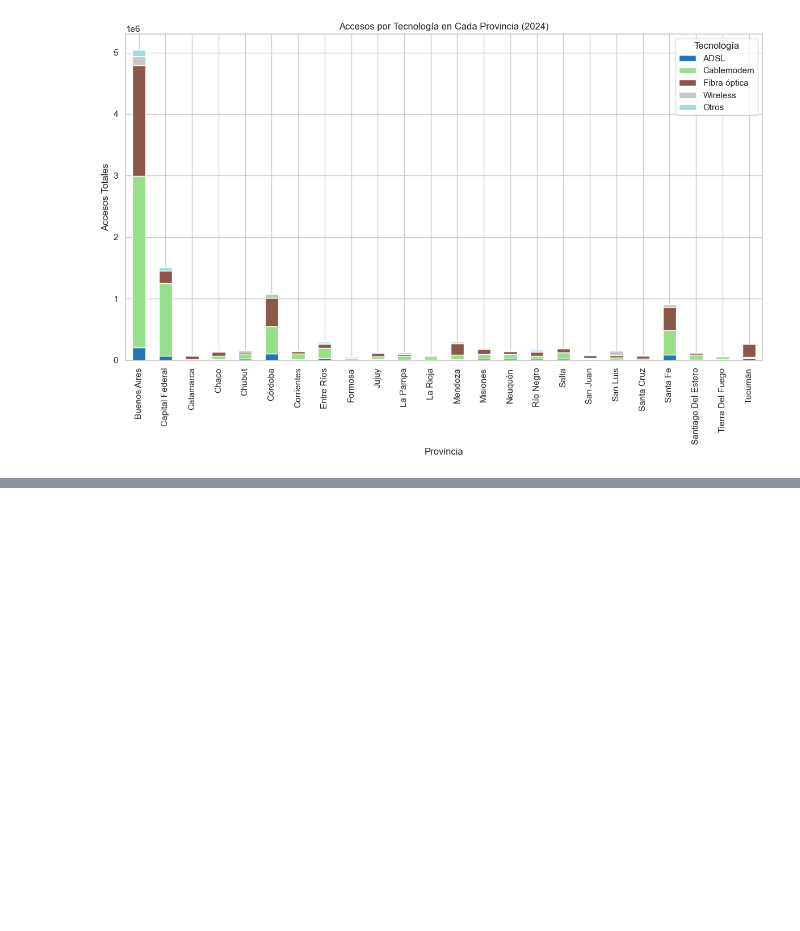
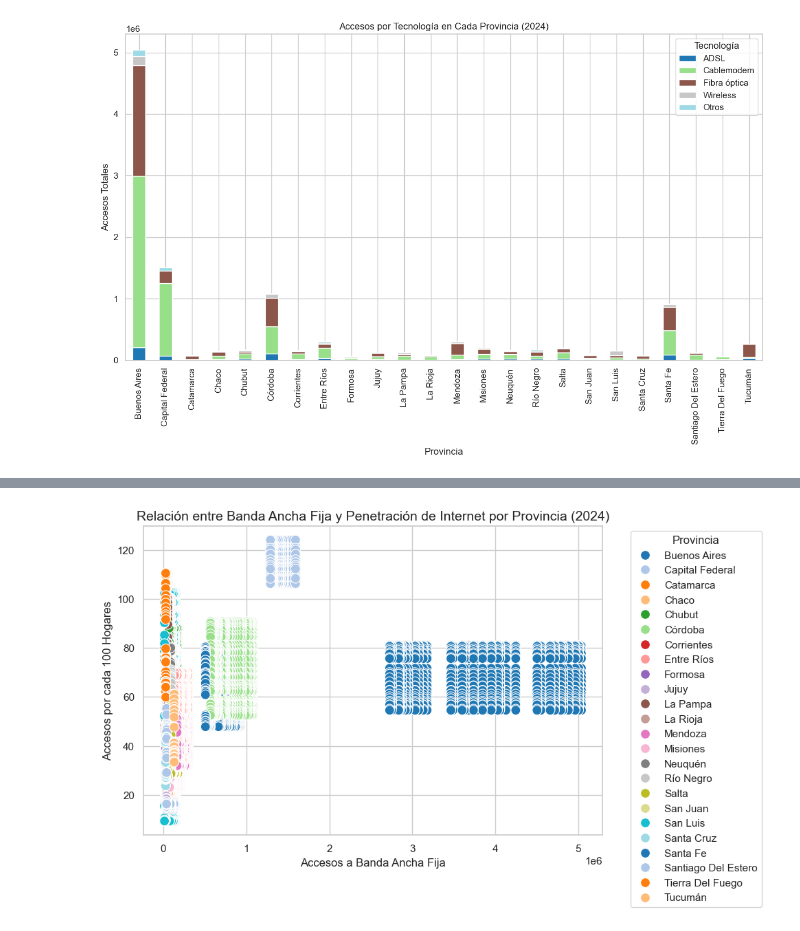
Before and after one commit to Melbutus/Data_Analyst_Telecomunicaciones, a Jupyter notebook: EDA.ipynb, the cells around one changed output, grey strips where cells are left out. Saved outputs shown, nothing was run; the diff lists cells and outputs as text; code cells hidden in the pictures; blank space fills up the shorter version.

```diff
--- a/EDA.ipynb
+++ b/EDA.ipynb
@@ -584,0 +713,21 @@ plt.show()
+# %%
+# Unir los dos DataFrames por Provincia para realizar el análisis
+merged_df = pd.merge(Dial_BAf[['Provincia', 'Banda ancha fija']],
+                     penetracion_hogares[['Provincia', 'Accesos por cada 100 hogares']],
+                     on='Provincia')
+
+# Graficar la relación entre Banda Ancha Fija y la penetración de internet por cada 100 hogares
+plt.figure(figsize=(10, 6))
+sns.scatterplot(data=merged_df, x='Banda ancha fija', y='Accesos por cada 100 hogares', hue='Provincia', palette='tab20', s=100)
+
+# Añadir etiquetas y título
+plt.title('Relación entre Banda Ancha Fija y Penetración de Internet por Provincia (2024)', fontsize=14)
+plt.xlabel('Accesos a Banda Ancha Fija', fontsize=12)
+plt.ylabel('Accesos por cada 100 Hogares', fontsize=12)
+plt.legend(bbox_to_anchor=(1.05, 1), loc='upper left', title='Provincia')
+
+# Mostrar gráfico
+plt.tight_layout()
+plt.show()
+# %% [output]
+[figure, added]
```
Also changed, not shown: parts of 13 cells of this notebook.
